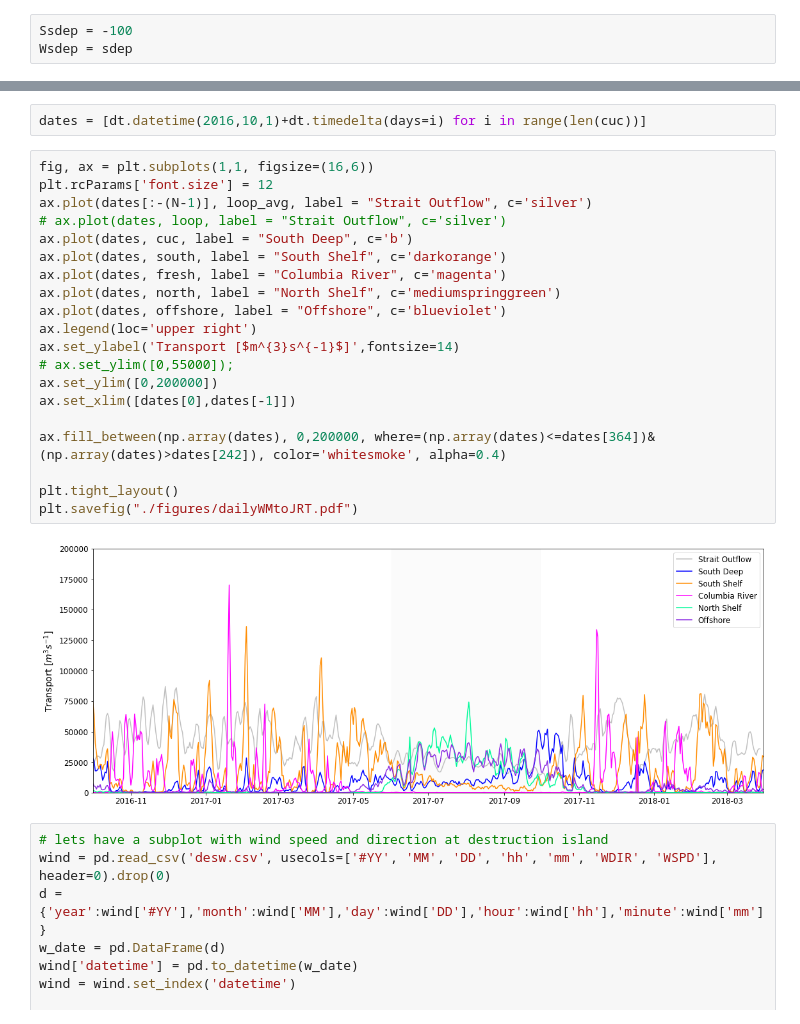
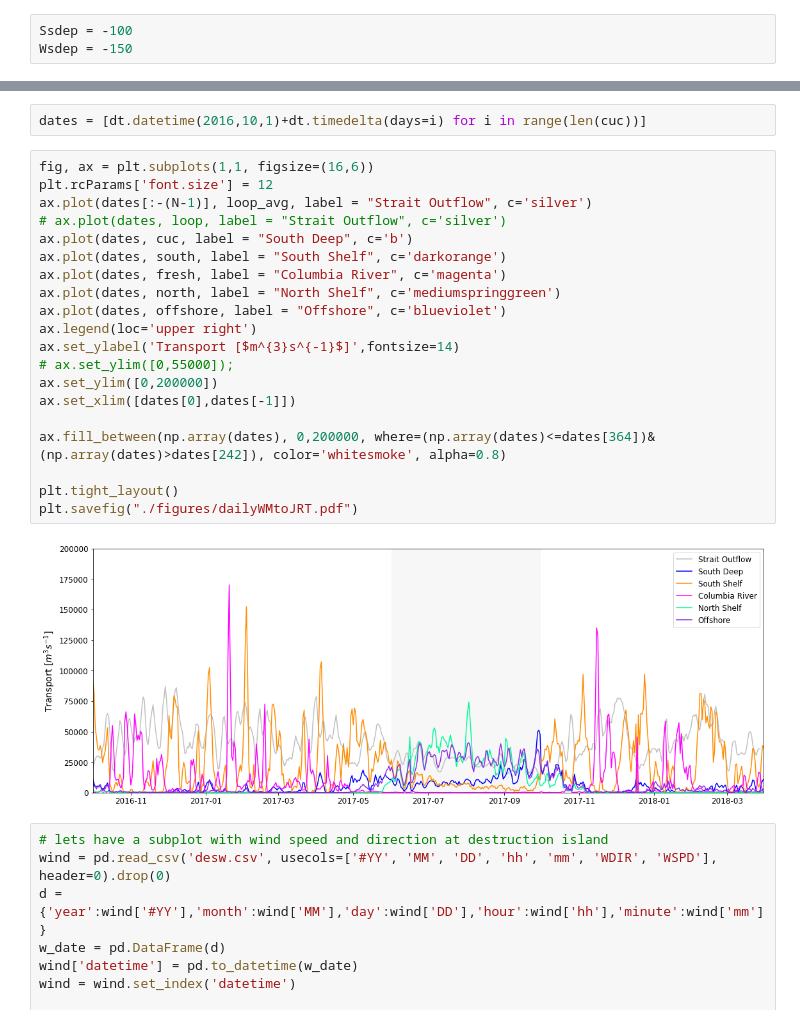
Before and after one commit to UBC-MOAD/analysis-becca, a Jupyter notebook: Ariane/offshoreCalcs.ipynb, the cells around one changed output, grey strips where cells are left out. Drawn from its saved outputs; the diff is of its cells as text.

```diff
--- a/Ariane/offshoreCalcs.ipynb
+++ b/Ariane/offshoreCalcs.ipynb
@@ -573,7 +573,7 @@ north shallow = 1.178280978644909 mSv
 # bring it all together
 # %%
 Ssdep = -100
-Wsdep = sdep
+Wsdep = -150
 # %%
 mydata = xr.open_dataset('/ocean/rbeutel/MOAD/analysis-becca/Ariane/CIOPS_BC12/back_sahubdy_31mar17/ariane_positions_quantitative.nc')
 h = 3601
@@ -629,25 +629,25 @@ dates = [dt.datetime(2016,10,1)+dt.timedelta(days=i) for i in range(len(cuc))]
 # %%
 fig, ax = plt.subplots(1,1, figsize=(16,6))
 plt.rcParams['font.size'] = 12
 ax.plot(dates[:-(N-1)], loop_avg, label = "Strait Outflow", c='silver')
 # ax.plot(dates, loop, label = "Strait Outflow", c='silver')
 ax.plot(dates, cuc, label = "South Deep", c='b')
 ax.plot(dates, south, label = "South Shelf", c='darkorange')
 ax.plot(dates, fresh, label = "Columbia River", c='magenta')
 ax.plot(dates, north, label = "North Shelf", c='mediumspringgreen')
 ax.plot(dates, offshore, label = "Offshore", c='blueviolet')
 ax.legend(loc='upper right')
 ax.set_ylabel('Transport [$m^{3}s^{-1}$]',fontsize=14)
 # ax.set_ylim([0,55000]);
 ax.set_ylim([0,200000])
 ax.set_xlim([dates[0],dates[-1]])
 
-ax.fill_between(np.array(dates), 0,200000, where=(np.array(dates)<=dates[364])&(np.array(dates)>dates[242]), color='whitesmoke', alpha=0.4)
+ax.fill_between(np.array(dates), 0,200000, where=(np.array(dates)<=dates[364])&(np.array(dates)>dates[242]), color='whitesmoke', alpha=0.8)
 
 plt.tight_layout()
 plt.savefig("./figures/dailyWMtoJRT.pdf")
 # %% [output]
-[figure, old version]
+[figure, new version]
 # %%
 # lets have a subplot with wind speed and direction at destruction island
 wind = pd.read_csv('desw.csv', usecols=['#YY', 'MM', 'DD', 'hh', 'mm', 'WDIR', 'WSPD'], header=0).drop(0)
```
Also changed, not shown: 6 other files.
